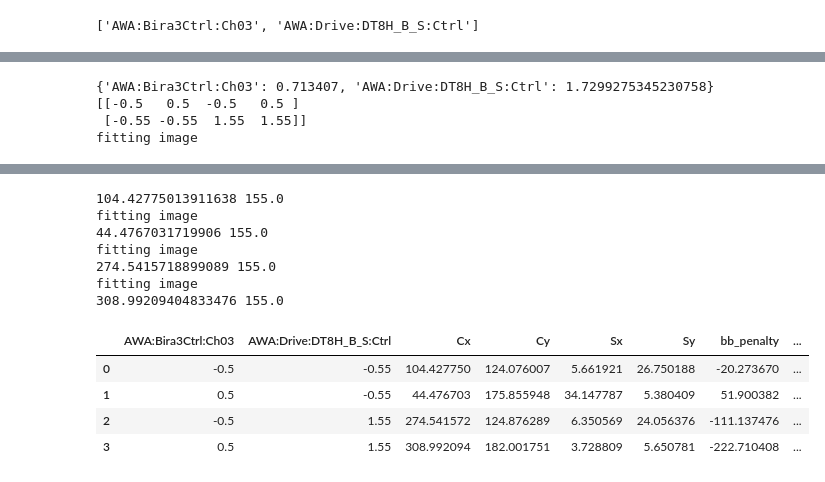
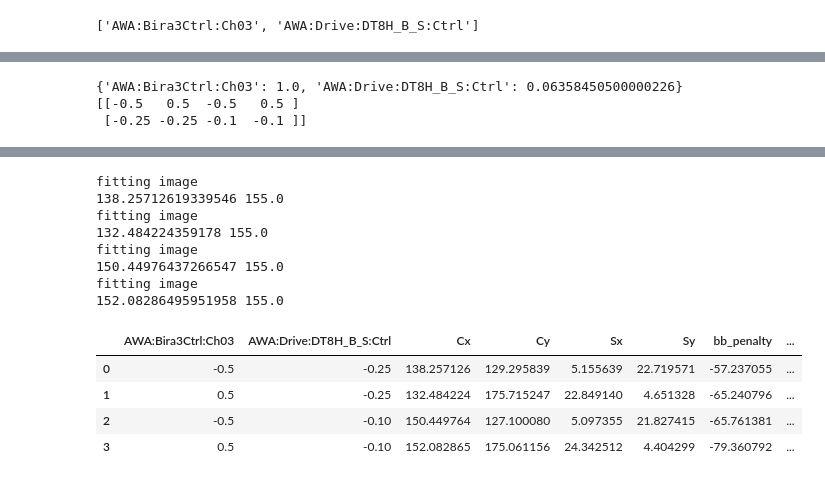
Before and after one commit to jp-ga/awa-badger, a Jupyter notebook: control_notebooks/quad_misalginment_scan_bax.ipynb, the cells around one changed output, grey strips where cells are left out. Saved outputs shown, nothing was run; the diff lists cells and outputs as text; code cells hidden in the pictures.

Commit message:
updates and data from AWA run

```diff
--- a/control_notebooks/quad_misalginment_scan_bax.ipynb
+++ b/control_notebooks/quad_misalginment_scan_bax.ipynb
@@ -51,7 +51,7 @@ def evaluate(inputs: dict):
         caput(name, val)
 
     # wait for changes to occur - use small wait time for interpolated measurements
-    time.sleep(1.0)
+    time.sleep(2.0)
 
     results = image_diagnostic.measure_beamsize(1, **inputs)
 
@@ -106,6 +108,7 @@ generator.numerical_optimizer.max_time = 1.0
 # %%
 from xopt import Xopt
-X = Xopt(vocs=vocs, generator=generator, evaluator=evaluator, strict=False)
+X = Xopt(vocs=vocs, generator=generator, evaluator=evaluator, strict=False,)
+         #dump_file="small_discrepancy_initial_sampling_lower_noise_prior.yml")
 # %%
 X
 # %% [output]
@@ -136,22 +139,47 @@ print(current_value)
 # get small region around current point to sample
 #random_sample_region = get_local_region(current_value, X.vocs, fraction=0.5)
 
+def init_step_pattern(vocs, start_point, step_sizes):
+    """
+    Function that produces an list of input dicts with a starting point and subsequent single-dimensional
+    steps in each variable specified by list of step_sizes.
+
+    Inputs:
+        vocs: the vocs object from xopt
+        start_point: a list of length len(vocs.variable_names) specifying the initial point to evaluate.
+                    Values must be ordered according to the order of variables given by vocs.variable_names.
+        step_sizes: a list of length len(vocs.variable_names) specifying the step sizes to take for the
+                    subsequent evaluations. Values must be ordered according to the order of variables given
+                    by vocs.variable_names. Positive step sizes correspond to steps in positive direction.
+                    Negative step sizes will be in the negative direction.
+    """
+    input_dicts = [{name:val for name, val in zip(vocs.variable_names, start_point)}]
+    for i in range(len(vocs.variable_names)):
+        for j in [1,2]:
+            step = {name:val for name, val in zip(vocs.variable_names, start_point)}
+            step[vocs.variable_names[i]] = start_point[i] + step_sizes[i]*j
+            input_dicts += [step]
+    return input_dicts
+
+
+#input_dicts = init_step_pattern(vocs, [0, 0.5], [0.25, 0.5])
+#print(input_dicts)
+#X.evaluate_data(input_dicts)
+
 # create a mesh
 n_samples = 2
 xx = np.meshgrid(
-    np.linspace(-1.0,1.0,n_samples)*0.5,
-    np.linspace(-2.1,2.1,n_samples)*0.5+0.5
+    np.linspace(-0.5,0.5,2),
+    np.linspace(-0.25,-0.1,2)
 )
 pts = np.vstack([ele.flatten() for ele in xx])
 print(pts)
 X.evaluate_data({"AWA:Bira3Ctrl:Ch03":pts[0],"AWA:Drive:DT8H_B_S:Ctrl":pts[1]})
 
-
 #X.random_evaluate(2)#, custom_bounds=random_sample_region)
 # %% [output]
-{'AWA:Bira3Ctrl:Ch03': 0.713407, 'AWA:Drive:DT8H_B_S:Ctrl': 1.7299275345230758}
+{'AWA:Bira3Ctrl:Ch03': 1.0, 'AWA:Drive:DT8H_B_S:Ctrl': 0.06358450500000226}
 [[-0.5   0.5  -0.5   0.5 ]
- [-0.55 -0.55  1.55  1.55]]
-fitting image
+ [-0.25 -0.25 -0.1  -0.1 ]]
 CA.Client.Exception...............................................
     Warning: "Identical process variable names on multiple servers"
@@ -167,16 +195,17 @@ CA.Client.Exception...............................................
 ..................................................................
-104.42775013911638 155.0
 fitting image
-44.4767031719906 155.0
+138.25712619339546 155.0
 fitting image
-274.5415718899089 155.0
+132.484224359178 155.0
 fitting image
-308.99209404833476 155.0
+150.44976437266547 155.0
+fitting image
+152.08286495951958 155.0
 |  | AWA:Bira3Ctrl:Ch03 | AWA:Drive:DT8H_B_S:Ctrl | Cx | Cy | Sx | Sy | bb_penalty | ... |
-| 0 | -0.5 | -0.55 | 104.427750 | 124.076007 | 5.661921 | 26.750188 | -20.273670 | ... |
-| 1 | 0.5 | -0.55 | 44.476703 | 175.855948 | 34.147787 | 5.380409 | 51.900382 | ... |
-| 2 | -0.5 | 1.55 | 274.541572 | 124.876289 | 6.350569 | 24.056376 | -111.137476 | ... |
-| 3 | 0.5 | 1.55 | 308.992094 | 182.001751 | 3.728809 | 5.650781 | -222.710408 | ... |
+| 0 | -0.5 | -0.25 | 138.257126 | 129.295839 | 5.155639 | 22.719571 | -57.237055 | ... |
+| 1 | 0.5 | -0.25 | 132.484224 | 175.715247 | 22.849140 | 4.651328 | -65.240796 | ... |
+| 2 | -0.5 | -0.10 | 150.449764 | 127.100080 | 5.097355 | 21.827415 | -65.761381 | ... |
+| 3 | 0.5 | -0.10 | 152.082865 | 175.061156 | 24.342512 | 4.404299 | -79.360792 | ... |
 # %%
 from xopt.generators.bayesian.visualize import visualize_generator_model
 X.generator.train_model()
```
Also changed, not shown: parts of 12 cells of this notebook, 25 other files.
